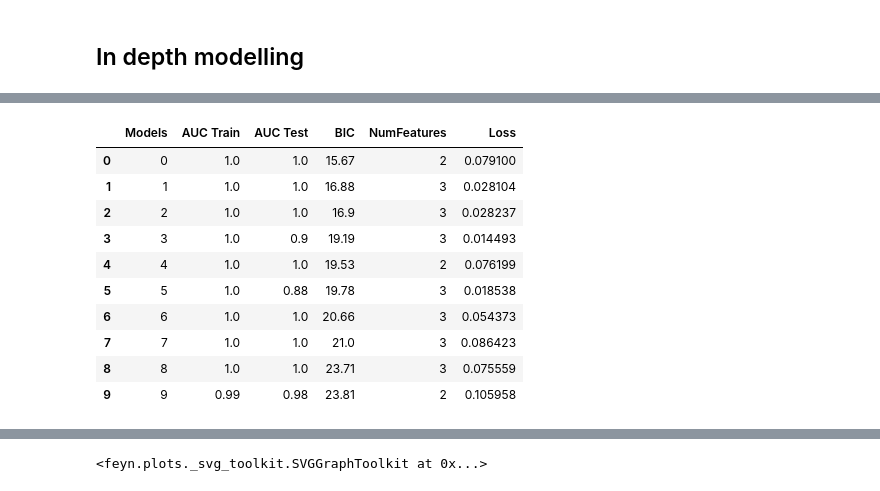
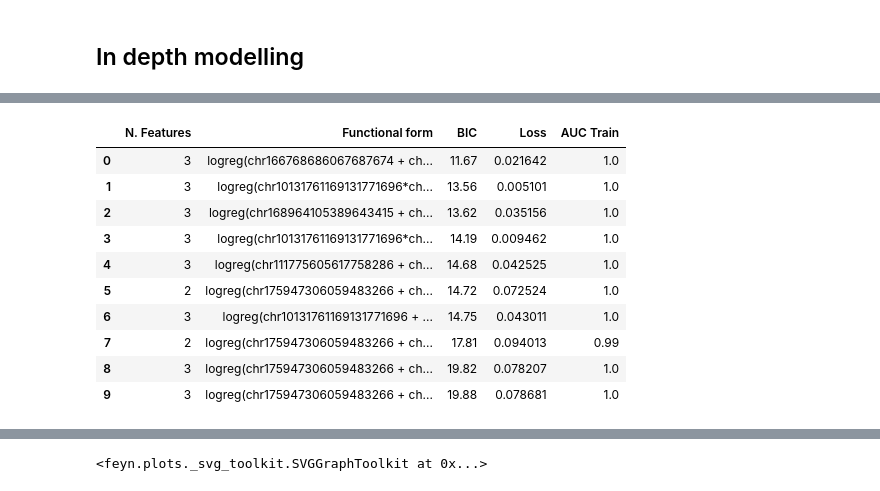
Before and after one commit to abzu-ai/QLattice-clinical-omics, a Jupyter notebook: notebooks/HCC_case.ipynb, the cells around one changed output, grey strips where cells are left out. Drawn from its saved outputs; the diff is of its cells as text; code cells hidden in the pictures.

```diff
--- a/notebooks/HCC_case.ipynb
+++ b/notebooks/HCC_case.ipynb
@@ -13,9 +13,7 @@ import feyn
 from sklearn.model_selection import train_test_split
 import matplotlib.pyplot as plt
 
-from functions import model_features_chart, crossvalidation_as_framework
-
-feyn._qlattice._USE_V2_API=True
+from functions import modsum, model_features_chart, crossvalidation_as_framework
 # %%
 feyn.__version__
 # %% [output]
@@ -116,34 +100,15 @@ bias=-0.8334</title></rect><text fill="#1E1E1E" font-family="monospace" font-siz
-# %%
-def modsum(models, train, test):
- model_list=[]
- auc_list_train=[]
- auc_list_test=[]
- bic_list=[]
- feat_list=[]
- loss_list=[]
- i=0
- for x in models:
-     model_list.append(str(i))
-     auc_list_train.append(str(x.roc_auc_score(train).round(2)))
-     auc_list_test.append(str(x.roc_auc_score(test).round(2)))
-     bic_list.append(str(x.bic.round(2)))
-     feat_list.append(len(x.features))
-     loss_list.append(x.loss_value)
-     i+=1
- df = pd.DataFrame(list(zip(model_list, auc_list_train, auc_list_test, bic_list, feat_list, loss_list)),
-               columns =['Models', 'AUC Train', 'AUC Test','BIC','NumFeatures','Loss'])
- return(df)
 # %%
-modsum(models_single, train_val, test)
+df_summary = modsum(models_single, train_val, test)[['N. Features', 'Functional form', 'BIC', 'Loss', 'AUC Train']]
+df_summary
 # %% [output]
-|  | Models | AUC Train | AUC Test | BIC | NumFeatures | Loss |
-| 0 | 0 | 1.0 | 1.0 | 15.67 | 2 | 0.079100 |
-| 1 | 1 | 1.0 | 1.0 | 16.88 | 3 | 0.028104 |
-| 2 | 2 | 1.0 | 1.0 | 16.9 | 3 | 0.028237 |
-| 3 | 3 | 1.0 | 0.9 | 19.19 | 3 | 0.014493 |
-| 4 | 4 | 1.0 | 1.0 | 19.53 | 2 | 0.076199 |
-| 5 | 5 | 1.0 | 0.88 | 19.78 | 3 | 0.018538 |
-| 6 | 6 | 1.0 | 1.0 | 20.66 | 3 | 0.054373 |
-| 7 | 7 | 1.0 | 1.0 | 21.0 | 3 | 0.086423 |
-| 8 | 8 | 1.0 | 1.0 | 23.71 | 3 | 0.075559 |
-| 9 | 9 | 0.99 | 0.98 | 23.81 | 2 | 0.105958 |
+|  | N. Features | Functional form | BIC | Loss | AUC Train |
+| 0 | 3 | logreg(chr166768686067687674 + ch... | 11.67 | 0.021642 | 1.0 |
+| 1 | 3 | logreg(chr10131761169131771696*ch... | 13.56 | 0.005101 | 1.0 |
+| 2 | 3 | logreg(chr168964105389643415 + ch... | 13.62 | 0.035156 | 1.0 |
+| 3 | 3 | logreg(chr10131761169131771696*ch... | 14.19 | 0.009462 | 1.0 |
+| 4 | 3 | logreg(chr111775605617758286 + ch... | 14.68 | 0.042525 | 1.0 |
+| 5 | 2 | logreg(chr175947306059483266 + ch... | 14.72 | 0.072524 | 1.0 |
+| 6 | 3 | logreg(chr10131761169131771696 + ... | 14.75 | 0.043011 | 1.0 |
+| 7 | 2 | logreg(chr175947306059483266 + ch... | 17.81 | 0.094013 | 0.99 |
+| 8 | 3 | logreg(chr175947306059483266 + ch... | 19.82 | 0.078207 | 1.0 |
+| 9 | 3 | logreg(chr175947306059483266 + ch... | 19.88 | 0.078681 | 1.0 |
```
Also changed, not shown: parts of 46 cells of this notebook, 3 other files.
